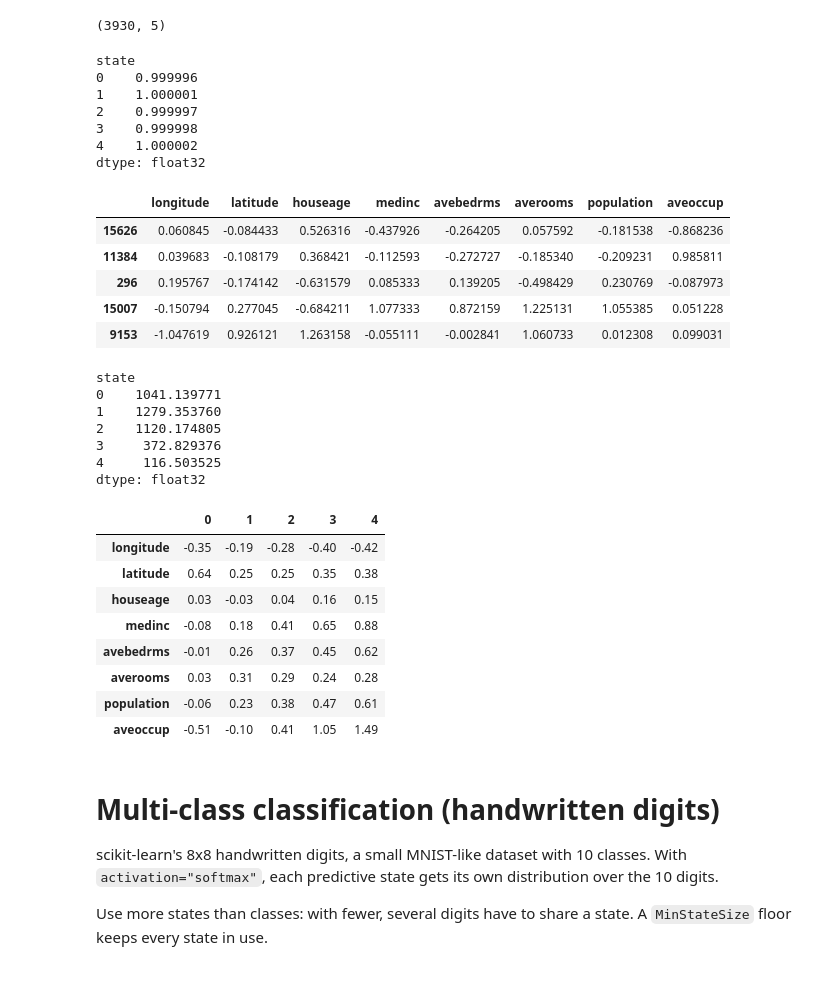
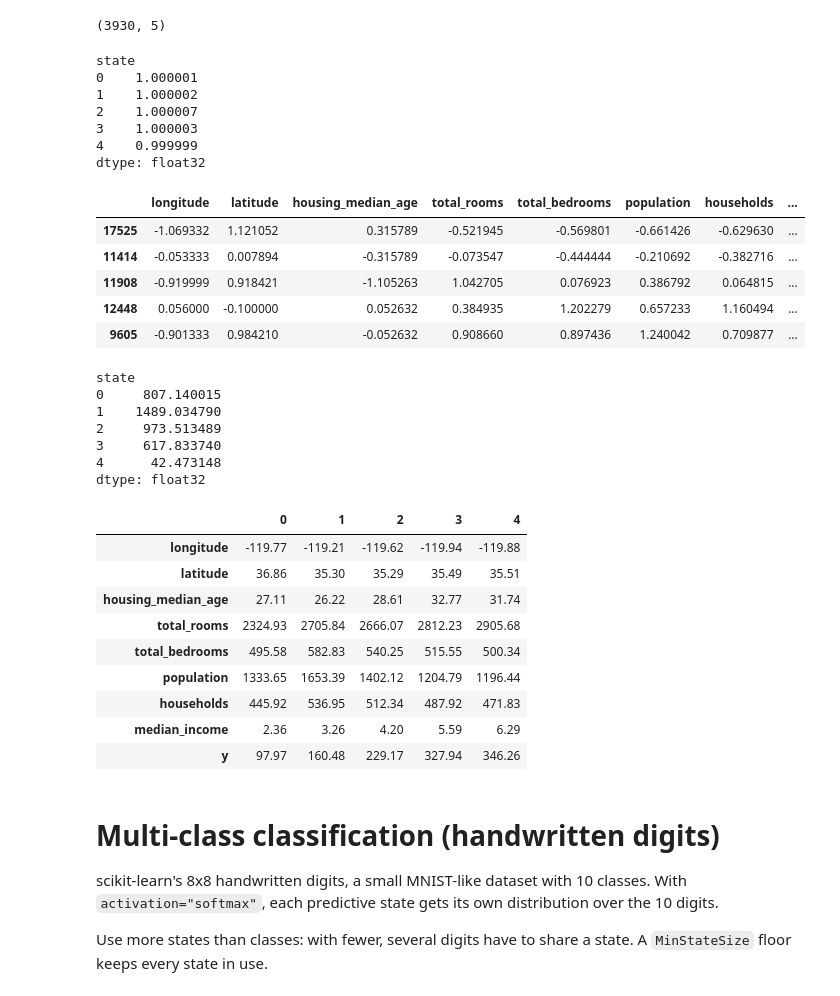
Before and after one commit to gmgeorg/pypress, a Jupyter notebook: notebooks/demo.ipynb, the cells around one changed output. Drawn from its saved outputs; the diff is of its cells as text; code cells hidden in the pictures.

```diff
--- a/notebooks/demo.ipynb
+++ b/notebooks/demo.ipynb
@@ -335,3 +339,16 @@ feature_names = [
+# %%
+# Keras's "large" version is the original 1990 census block-group data: block totals, not
+# per-household averages. Column order as documented for tf.keras.datasets.california_housing.
+feature_names = [
+    "longitude",
+    "latitude",
+    "housing_median_age",
+    "total_rooms",
+    "total_bedrooms",
+    "population",
+    "households",
+    "median_income",  # in $10,000s
+]
 # %%
 x_train_df = pd.DataFrame(x_train, columns=feature_names)
 x_test_df = pd.DataFrame(x_test, columns=feature_names)
@@ -339,8 +356,8 @@ x_test_df = pd.DataFrame(x_test, columns=feature_names)
 y_train_df = pd.Series(y_train, name="house_value")
 y_test_df = pd.Series(y_test, name="house_value")
 
-X = pd.concat([x_train_df, x_test_df], axis=0)
-y = pd.concat([y_train_df, y_test_df], axis=0)
+X = pd.concat([x_train_df, x_test_df], axis=0, ignore_index=True)
+y = pd.concat([y_train_df, y_test_df], axis=0, ignore_index=True)
 
 y = y / 1e3 # in thousand $
 # %%
@@ -544,44 +561,47 @@ pred_emb.shape
 utils.col_normalize(pred_emb).sum(axis=0)
 # %% [output]
 state
-0    0.999996
-1    1.000001
-2    0.999997
-3    0.999998
-4    1.000002
+0    1.000001
+1    1.000002
+2    1.000007
+3    1.000003
+4    0.999999
 dtype: float32
 # %%
 X_ts.head()
 # %% [output]
-|  | longitude | latitude | houseage | medinc | avebedrms | averooms | population | aveoccup |
-| 15626 | 0.060845 | -0.084433 | 0.526316 | -0.437926 | -0.264205 | 0.057592 | -0.181538 | -0.868236 |
-| 11384 | 0.039683 | -0.108179 | 0.368421 | -0.112593 | -0.272727 | -0.185340 | -0.209231 | 0.985811 |
-| 296 | 0.195767 | -0.174142 | -0.631579 | 0.085333 | 0.139205 | -0.498429 | 0.230769 | -0.087973 |
-| 15007 | -0.150794 | 0.277045 | -0.684211 | 1.077333 | 0.872159 | 1.225131 | 1.055385 | 0.051228 |
-| 9153 | -1.047619 | 0.926121 | 1.263158 | -0.055111 | -0.002841 | 1.060733 | 0.012308 | 0.099031 |
+|  | longitude | latitude | housing_median_age | total_rooms | total_bedrooms | population | households | ... |
+| 17525 | -1.069332 | 1.121052 | 0.315789 | -0.521945 | -0.569801 | -0.661426 | -0.629630 | ... |
+| 11414 | -0.053333 | 0.007894 | -0.315789 | -0.073547 | -0.444444 | -0.210692 | -0.382716 | ... |
+| 11908 | -0.919999 | 0.918421 | -1.105263 | 1.042705 | 0.076923 | 0.386792 | 0.064815 | ... |
+| 12448 | 0.056000 | -0.100000 | 0.052632 | 0.384935 | 1.202279 | 0.657233 | 1.160494 | ... |
+| 9605 | -0.901333 | 0.984210 | -0.052632 | 0.908660 | 0.897436 | 1.240042 | 0.709877 | ... |
 # %%
 utils.state_size(pred_emb)
 # %% [output]
 state
-0    1041.139771
-1    1279.353760
-2    1120.174805
-3     372.829376
-4     116.503525
+0     807.140015
+1    1489.034790
+2     973.513489
+3     617.833740
+4      42.473148
 dtype: float32
 # %%
 # Each feature's mean within each state, weighted by the predictive state weights.
-utils.agg_data_by_state(X_ts, pred_emb).round(2)
+# On the original scale (X_ts is standardized), plus the observed outcome y.
+X_ts_original = X.loc[X_ts.index]
+utils.agg_data_by_state(X_ts_original.assign(y=y_ts), pred_emb).astype(float).round(2)
 # %% [output]
 |  | 0 | 1 | 2 | 3 | 4 |
-| longitude | -0.35 | -0.19 | -0.28 | -0.40 | -0.42 |
-| latitude | 0.64 | 0.25 | 0.25 | 0.35 | 0.38 |
-| houseage | 0.03 | -0.03 | 0.04 | 0.16 | 0.15 |
-| medinc | -0.08 | 0.18 | 0.41 | 0.65 | 0.88 |
-| avebedrms | -0.01 | 0.26 | 0.37 | 0.45 | 0.62 |
-| averooms | 0.03 | 0.31 | 0.29 | 0.24 | 0.28 |
-| population | -0.06 | 0.23 | 0.38 | 0.47 | 0.61 |
-| aveoccup | -0.51 | -0.10 | 0.41 | 1.05 | 1.49 |
+| longitude | -119.77 | -119.21 | -119.62 | -119.94 | -119.88 |
+| latitude | 36.86 | 35.30 | 35.29 | 35.49 | 35.51 |
+| housing_median_age | 27.11 | 26.22 | 28.61 | 32.77 | 31.74 |
+| total_rooms | 2324.93 | 2705.84 | 2666.07 | 2812.23 | 2905.68 |
+| total_bedrooms | 495.58 | 582.83 | 540.25 | 515.55 | 500.34 |
+| population | 1333.65 | 1653.39 | 1402.12 | 1204.79 | 1196.44 |
+| households | 445.92 | 536.95 | 512.34 | 487.92 | 471.83 |
+| median_income | 2.36 | 3.26 | 4.20 | 5.59 | 6.29 |
+| y | 97.97 | 160.48 | 229.17 | 327.94 | 346.26 |
 # %% [markdown]
 # Multi-class classification (handwritten digits)
 
```
Also changed, not shown: parts of 24 cells of this notebook.
